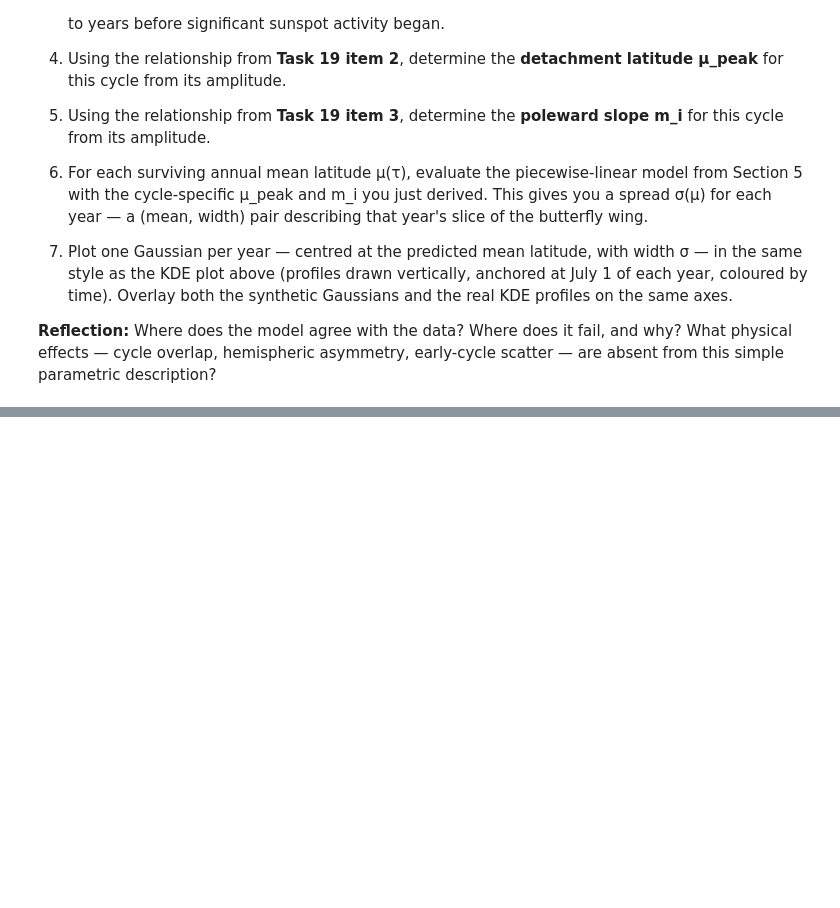
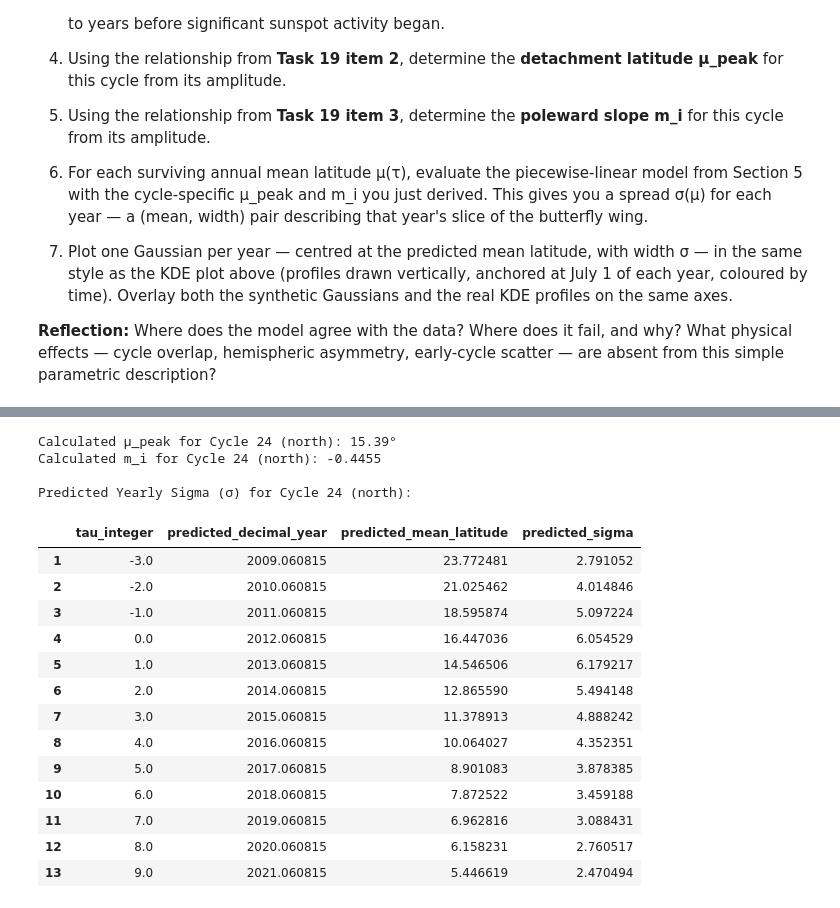
Before and after one commit to SwRI-IDEA-Lab/butterflai, a Jupyter notebook: weeks/week_05/05_2D_Wings.ipynb, the cells around one changed output, grey strips where cells are left out. Saved outputs shown, nothing was run; the diff lists cells and outputs as text; code cells hidden in the pictures; blank space fills up the shorter version.

```diff
--- a/weeks/week_05/05_2D_Wings.ipynb
+++ b/weeks/week_05/05_2D_Wings.ipynb
@@ -800,0 +1130,43 @@ for i, yr in enumerate(years_in_cycle):
+# %%
+# task 20 step 6
+# Calculate mu_peak for the chosen cycle using the linear fit from Task 19
+# Assuming slope_mu_peak and intercept_mu_peak are available from previous execution
+mu_peak_for_chosen_cycle = slope_mu_peak * peak_amplitude_chosen_cycle + intercept_mu_peak
+
+print(f"Calculated μ_peak for Cycle {cycle_number} ({hemisphere}): {mu_peak_for_chosen_cycle:.2f}°")
+
+# Calculate m_i for the chosen cycle using the linear fit from Task 19
+# Assuming slope_mi and intercept_mi are available from previous execution
+m_i_for_chosen_cycle = slope_mi * peak_amplitude_chosen_cycle + intercept_mi
+
+print(f"Calculated m_i for Cycle {cycle_number} ({hemisphere}): {m_i_for_chosen_cycle:.4f}")
+
+# 6. For each surviving annual mean latitude μ(τ), evaluate the piecewise-linear model
+# def piecewise_linear_wing(mu, m_shared, b_shared, mu_peak, m_i):
+# m_shared_fit and b_shared_fit are from Section 5
+
+predicted_yearly_mu_filtered_mu0['predicted_sigma'] = predicted_yearly_mu_filtered_mu0['predicted_mean_latitude'].apply(
+    lambda x: piecewise_linear_wing(x, m_shared_fit, b_shared_fit, mu_peak_for_chosen_cycle, m_i_for_chosen_cycle)
+)
+
+print(f"\nPredicted Yearly Sigma (σ) for Cycle {cycle_number} ({hemisphere}):")
+display(predicted_yearly_mu_filtered_mu0[['tau_integer', 'predicted_decimal_year', 'predicted_mean_latitude', 'predicted_sigma']])
+# %% [output]
+Calculated μ_peak for Cycle 24 (north): 15.39°
+Calculated m_i for Cycle 24 (north): -0.4455
+
+Predicted Yearly Sigma (σ) for Cycle 24 (north):
+|  | tau_integer | predicted_decimal_year | predicted_mean_latitude | predicted_sigma |
+| 1 | -3.0 | 2009.060815 | 23.772481 | 2.791052 |
+| 2 | -2.0 | 2010.060815 | 21.025462 | 4.014846 |
+| 3 | -1.0 | 2011.060815 | 18.595874 | 5.097224 |
+| 4 | 0.0 | 2012.060815 | 16.447036 | 6.054529 |
+| 5 | 1.0 | 2013.060815 | 14.546506 | 6.179217 |
+| 6 | 2.0 | 2014.060815 | 12.865590 | 5.494148 |
+| 7 | 3.0 | 2015.060815 | 11.378913 | 4.888242 |
+| 8 | 4.0 | 2016.060815 | 10.064027 | 4.352351 |
+| 9 | 5.0 | 2017.060815 | 8.901083 | 3.878385 |
+| 10 | 6.0 | 2018.060815 | 7.872522 | 3.459188 |
+| 11 | 7.0 | 2019.060815 | 6.962816 | 3.088431 |
+| 12 | 8.0 | 2020.060815 | 6.158231 | 2.760517 |
+| 13 | 9.0 | 2021.060815 | 5.446619 | 2.470494 |
```
Also changed, not shown: parts of 9 cells of this notebook.
